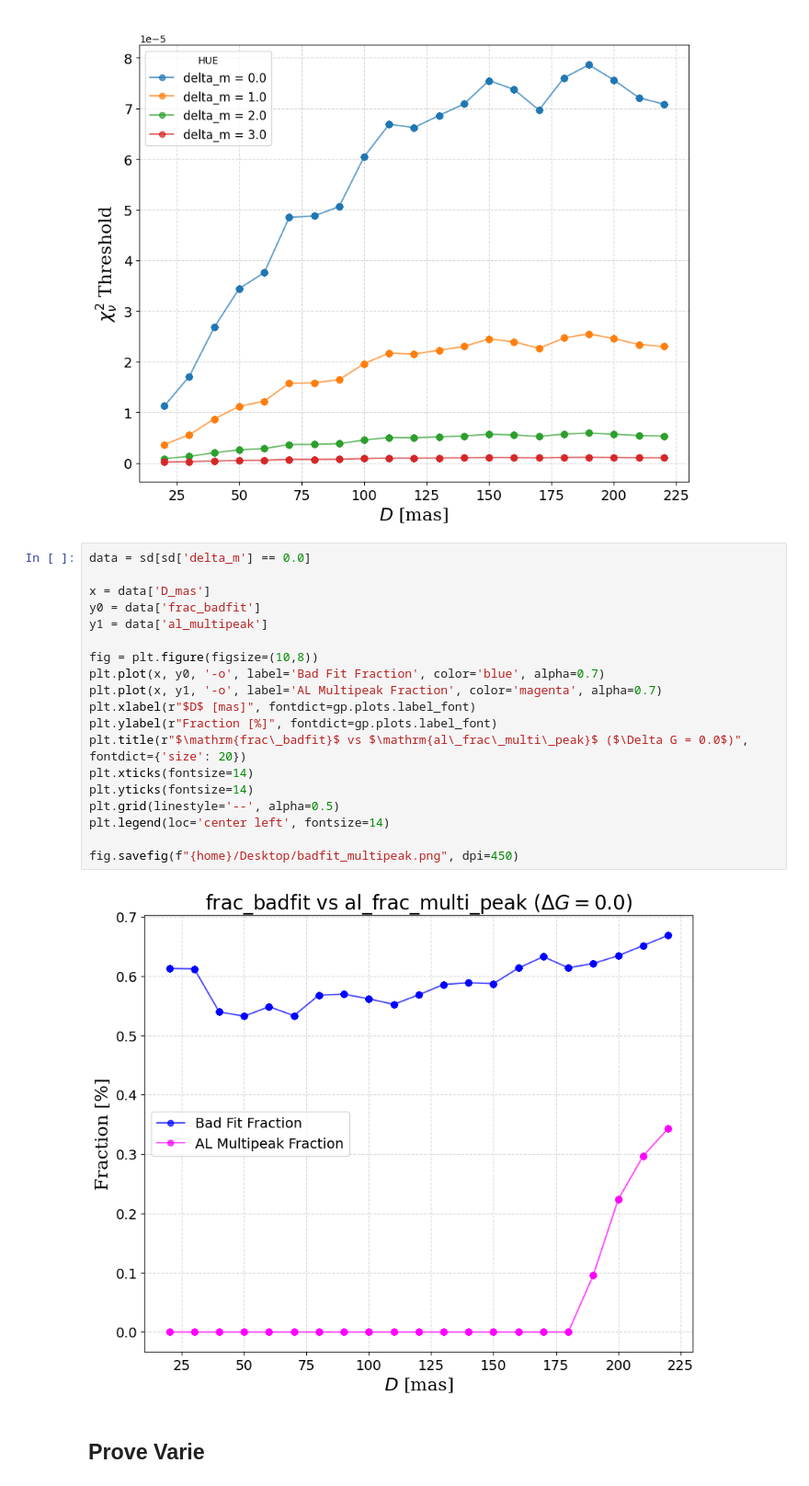
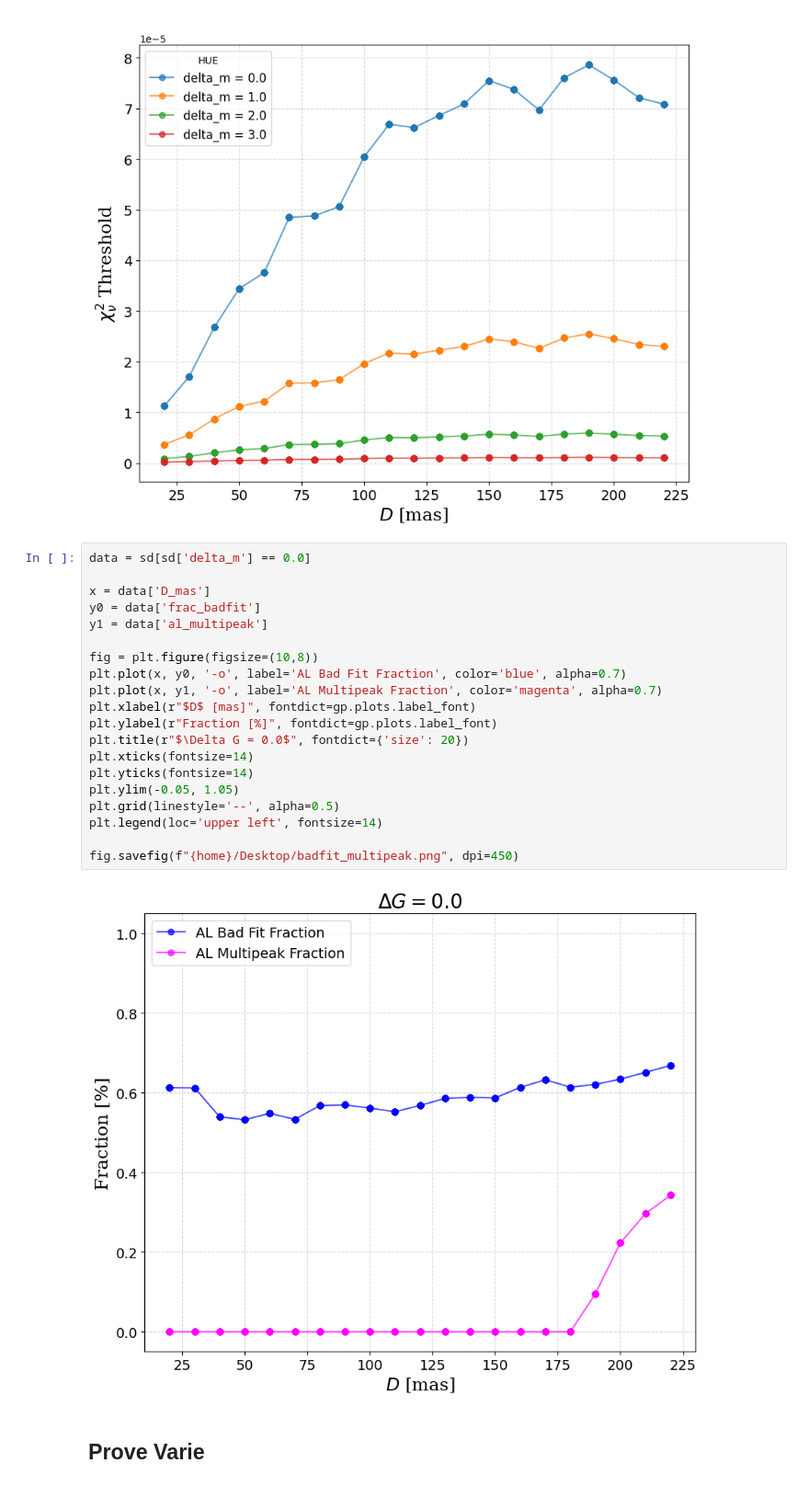
Before and after one commit to pietroferraiuolo/BINCAT, a Jupyter notebook: scripts/05-bulk-analysis.ipynb, the cells around one changed output. Shown at 92% size. Drawn from its saved outputs; the diff is of its cells as text.

```diff
--- a/scripts/05-bulk-analysis.ipynb
+++ b/scripts/05-bulk-analysis.ipynb
@@ -408,23 +341,24 @@ plot_groups(
 # %%
 data = sd[sd['delta_m'] == 0.0]
 
 x = data['D_mas']
 y0 = data['frac_badfit']
 y1 = data['al_multipeak']
 
 fig = plt.figure(figsize=(10,8))
-plt.plot(x, y0, '-o', label='Bad Fit Fraction', color='blue', alpha=0.7)
+plt.plot(x, y0, '-o', label='AL Bad Fit Fraction', color='blue', alpha=0.7)
 plt.plot(x, y1, '-o', label='AL Multipeak Fraction', color='magenta', alpha=0.7)
 plt.xlabel(r"$D$ [mas]", fontdict=gp.plots.label_font)
 plt.ylabel(r"Fraction [%]", fontdict=gp.plots.label_font)
-plt.title(r"$\mathrm{frac\_badfit}$ vs $\mathrm{al\_frac\_multi\_peak}$ ($\Delta G = 0.0$)", fontdict={'size': 20})
+plt.title(r"$\Delta G = 0.0$", fontdict={'size': 20})
 plt.xticks(fontsize=14)
 plt.yticks(fontsize=14)
+plt.ylim(-0.05, 1.05)
 plt.grid(linestyle='--', alpha=0.5)
-plt.legend(loc='center left', fontsize=14)
+plt.legend(loc='upper left', fontsize=14)
 
 fig.savefig(f"{home}/Desktop/badfit_multipeak.png", dpi=450)
 # %% [output]
-[figure, old version]
+[figure, new version]
 # %% [markdown]
 ## Prove Varie
```
Also changed, not shown: parts of 6 cells of this notebook, 2 other files.
